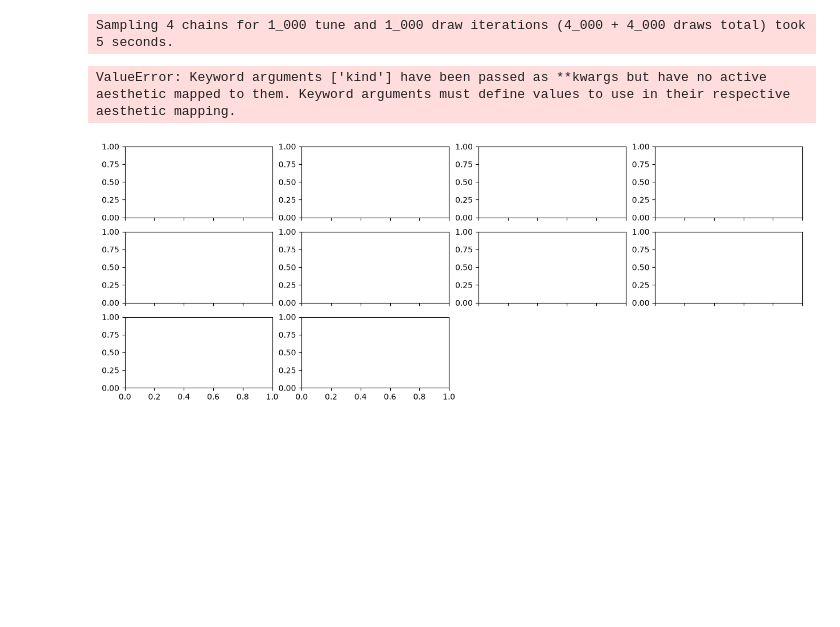
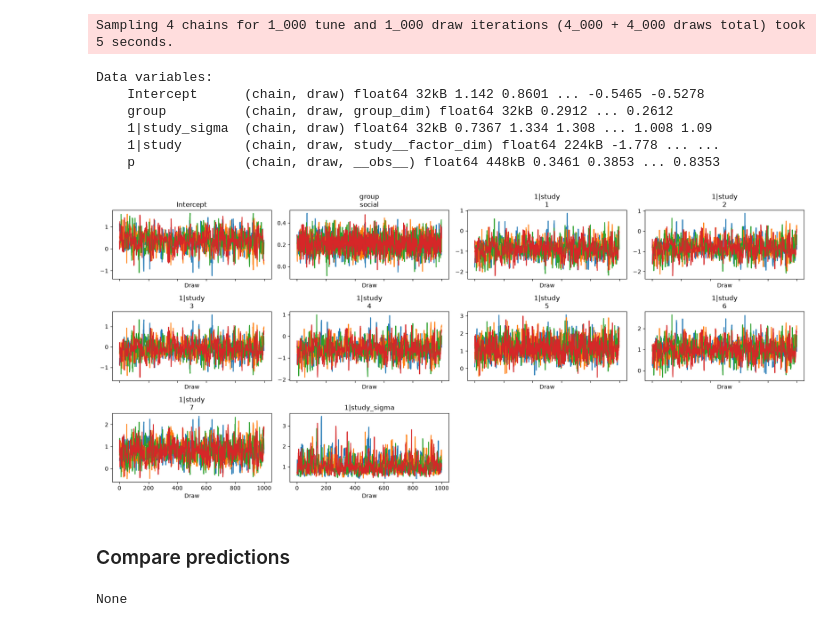
Before and after one commit to jenny-pom/E3_hierarchical_models_and_testing, a Jupyter notebook: notes_andrea.ipynb, the cells around one changed output. Cells and saved outputs as stored; diff of their text form; code cells hidden in the pictures; blank space fills up the shorter version.

```diff
--- a/notes_andrea.ipynb
+++ b/notes_andrea.ipynb
@@ -297,20 +297,37 @@ UserWarning: install "ipywidgets" for Jupyter support
 Sampling 4 chains for 1_000 tune and 1_000 draw iterations (4_000 + 4_000 draws total) took 5 seconds.
 # %%
 var_names = ["Intercept", "group", "1|study", "1|study_sigma"]
-az.plot_trace(idata3, var_names=var_names, kind=("trace", "rank_bars"))
+az.plot_trace(idata3, var_names=var_names)
 plt.gcf().set_size_inches(18, 8)
+plt.tight_layout()
+
+
+
+
+"""
 # Find all axes and make their y-axis limits the same
 all_axes = plt.gcf().axes
 
 y_limits = [ax.get_ylim() for ax in all_axes]
 y_min = min(y[0] for y in y_limits)
 y_max = max(y[1] for y in y_limits)
 
 for ax in all_axes:
     ax.set_ylim(y_min, y_max)
-plt.tight_layout()
 
+"""
 print(idata3.posterior.data_vars)
 # %% [output]
-ValueError: Keyword arguments ['kind'] have been passed as **kwargs but have no active aesthetic mapped to them. Keyword arguments must define values to use in their respective aesthetic mapping.
+Data variables:
+    Intercept      (chain, draw) float64 32kB 1.142 0.8601 ... -0.5465 -0.5278
+    group          (chain, draw, group_dim) float64 32kB 0.2912 ... 0.2612
+    1|study_sigma  (chain, draw) float64 32kB 0.7367 1.334 1.308 ... 1.008 1.09
+    1|study        (chain, draw, study__factor_dim) float64 224kB -1.778 ... ...
+    p              (chain, draw, __obs__) float64 448kB 0.3461 0.3853 ... 0.8353
-[figure, old version]
+[figure, new version]
+# %% [markdown]
+### Compare predictions
+# %%
+m3.predict(idata3)
+# %% [output]
+None
```
Also changed, not shown: parts of 4 cells of this notebook.
